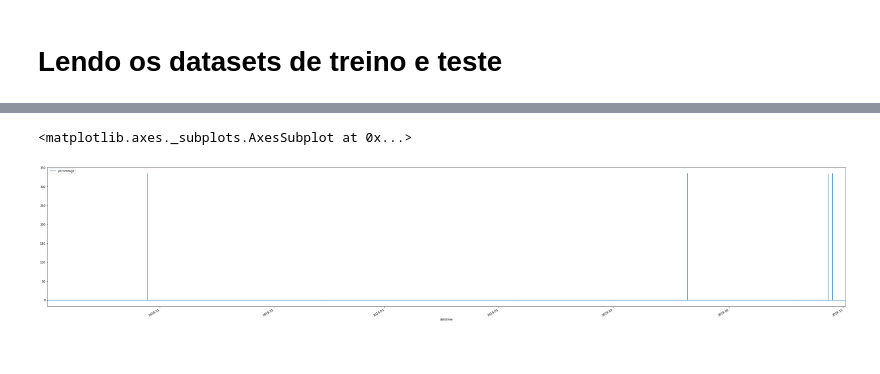
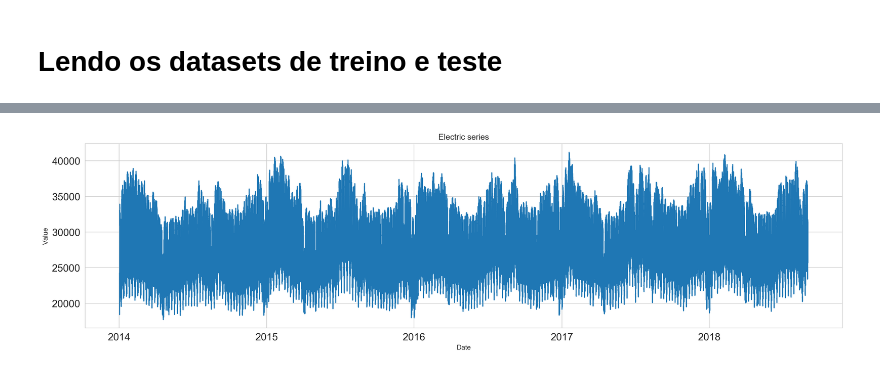
Before and after one commit to marcosvilela/modelagem-analitica-20.3, a Jupyter notebook: source/Marcos/Marcos_Analise_Exploratoria.ipynb, the cells around one changed output, grey strips where cells are left out. Saved outputs shown, nothing was run; the diff lists cells and outputs as text; code cells hidden in the pictures.

```diff
--- a/source/Marcos/Marcos_Analise_Exploratoria.ipynb
+++ b/source/Marcos/Marcos_Analise_Exploratoria.ipynb
@@ -92,5 +35,0 @@ data_train.plot(x='datetime',y='value', figsize=(50,10))
-# %%
-data_test.plot(x='datetime',y='percentage', figsize=(50,10))
-# %% [output]
-<matplotlib.axes._subplots.AxesSubplot at 0x...>
-[figure, removed]
@@ -96,0 +39,4 @@ data_test.plot(x='datetime',y='percentage', figsize=(50,10))
+# %%
+plot_df(data, x=data.datetime, y=data.value, title="Electric series")
+# %% [output]
+[figure, added]
```
Also changed, not shown: parts of 16 cells of this notebook.
